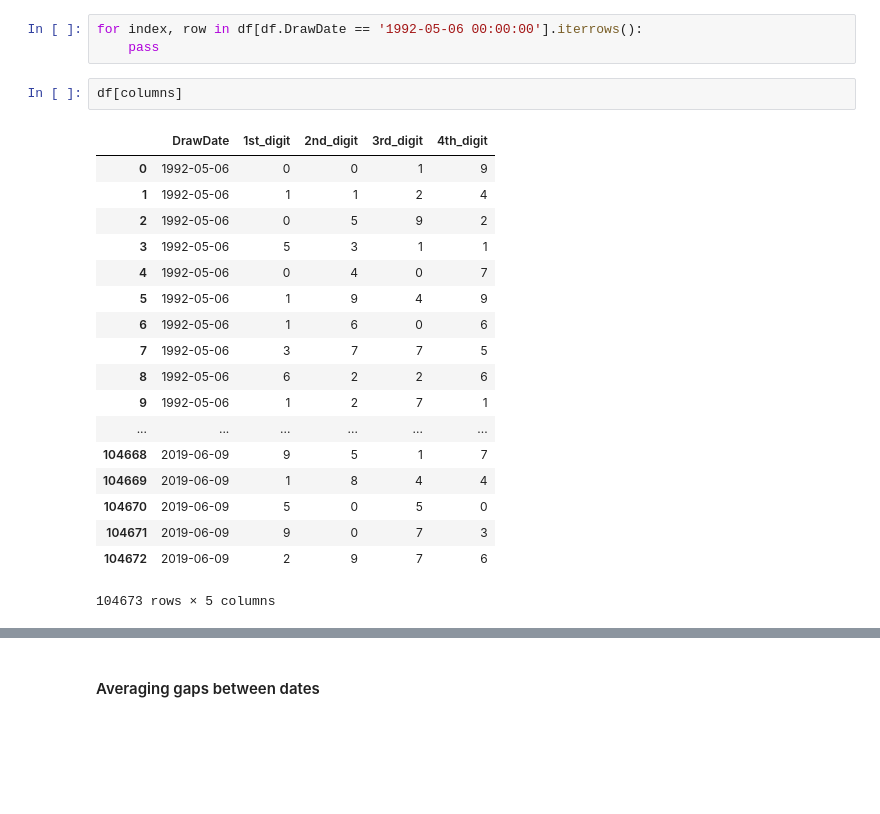
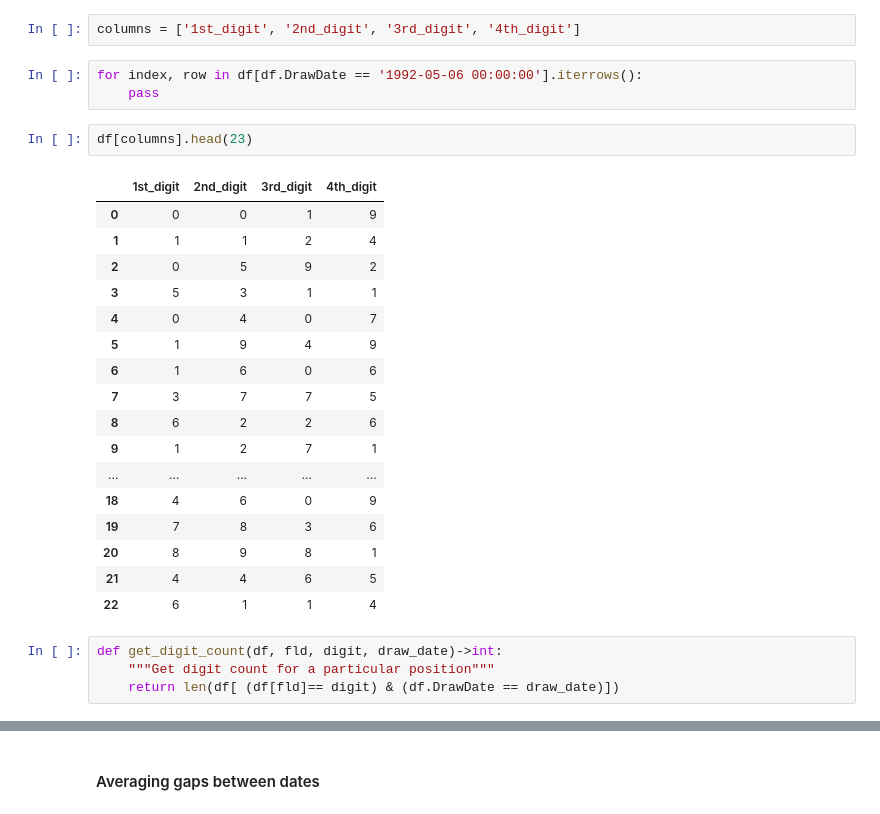
Before and after one commit to mengwangk/dl-projects, a Jupyter notebook: number_features.ipynb, the cells around one changed output, grey strips where cells are left out. Cells and saved outputs as stored; diff of their text form; blank space fills up the shorter version.

```diff
--- a/number_features.ipynb
+++ b/number_features.ipynb
@@ -754,24 +752,29 @@ columns = ['_1st_digit', '_2nd_digit', '_3rd_digit', '_4th_digit']
+# %%
+columns = ['1st_digit', '2nd_digit', '3rd_digit', '4th_digit']
 # %%
 for index, row in df[df.DrawDate == '1992-05-06 00:00:00'].iterrows():
     pass
 # %%
-df[columns]
+df[columns].head(23)
 # %% [output]
-|  | DrawDate | 1st_digit | 2nd_digit | 3rd_digit | 4th_digit |
-| 0 | 1992-05-06 | 0 | 0 | 1 | 9 |
-| 1 | 1992-05-06 | 1 | 1 | 2 | 4 |
-| 2 | 1992-05-06 | 0 | 5 | 9 | 2 |
-| 3 | 1992-05-06 | 5 | 3 | 1 | 1 |
-| 4 | 1992-05-06 | 0 | 4 | 0 | 7 |
-| 5 | 1992-05-06 | 1 | 9 | 4 | 9 |
-| 6 | 1992-05-06 | 1 | 6 | 0 | 6 |
-| 7 | 1992-05-06 | 3 | 7 | 7 | 5 |
-| 8 | 1992-05-06 | 6 | 2 | 2 | 6 |
-| 9 | 1992-05-06 | 1 | 2 | 7 | 1 |
-| ... | ... | ... | ... | ... | ... |
-| 104668 | 2019-06-09 | 9 | 5 | 1 | 7 |
-| 104669 | 2019-06-09 | 1 | 8 | 4 | 4 |
-| 104670 | 2019-06-09 | 5 | 0 | 5 | 0 |
-| 104671 | 2019-06-09 | 9 | 0 | 7 | 3 |
-| 104672 | 2019-06-09 | 2 | 9 | 7 | 6 |
+|  | 1st_digit | 2nd_digit | 3rd_digit | 4th_digit |
+| 0 | 0 | 0 | 1 | 9 |
+| 1 | 1 | 1 | 2 | 4 |
+| 2 | 0 | 5 | 9 | 2 |
+| 3 | 5 | 3 | 1 | 1 |
+| 4 | 0 | 4 | 0 | 7 |
+| 5 | 1 | 9 | 4 | 9 |
+| 6 | 1 | 6 | 0 | 6 |
+| 7 | 3 | 7 | 7 | 5 |
+| 8 | 6 | 2 | 2 | 6 |
+| 9 | 1 | 2 | 7 | 1 |
+| ... | ... | ... | ... | ... |
+| 18 | 4 | 6 | 0 | 9 |
+| 19 | 7 | 8 | 3 | 6 |
+| 20 | 8 | 9 | 8 | 1 |
+| 21 | 4 | 4 | 6 | 5 |
+| 22 | 6 | 1 | 1 | 4 |
-104673 rows × 5 columns
+# %%
+def get_digit_count(df, fld, digit, draw_date)->int:
+    """Get digit count for a particular position"""
+    return len(df[ (df[fld]== digit) & (df.DrawDate == draw_date)])
```
Also changed, not shown: parts of 2 cells of this notebook.
